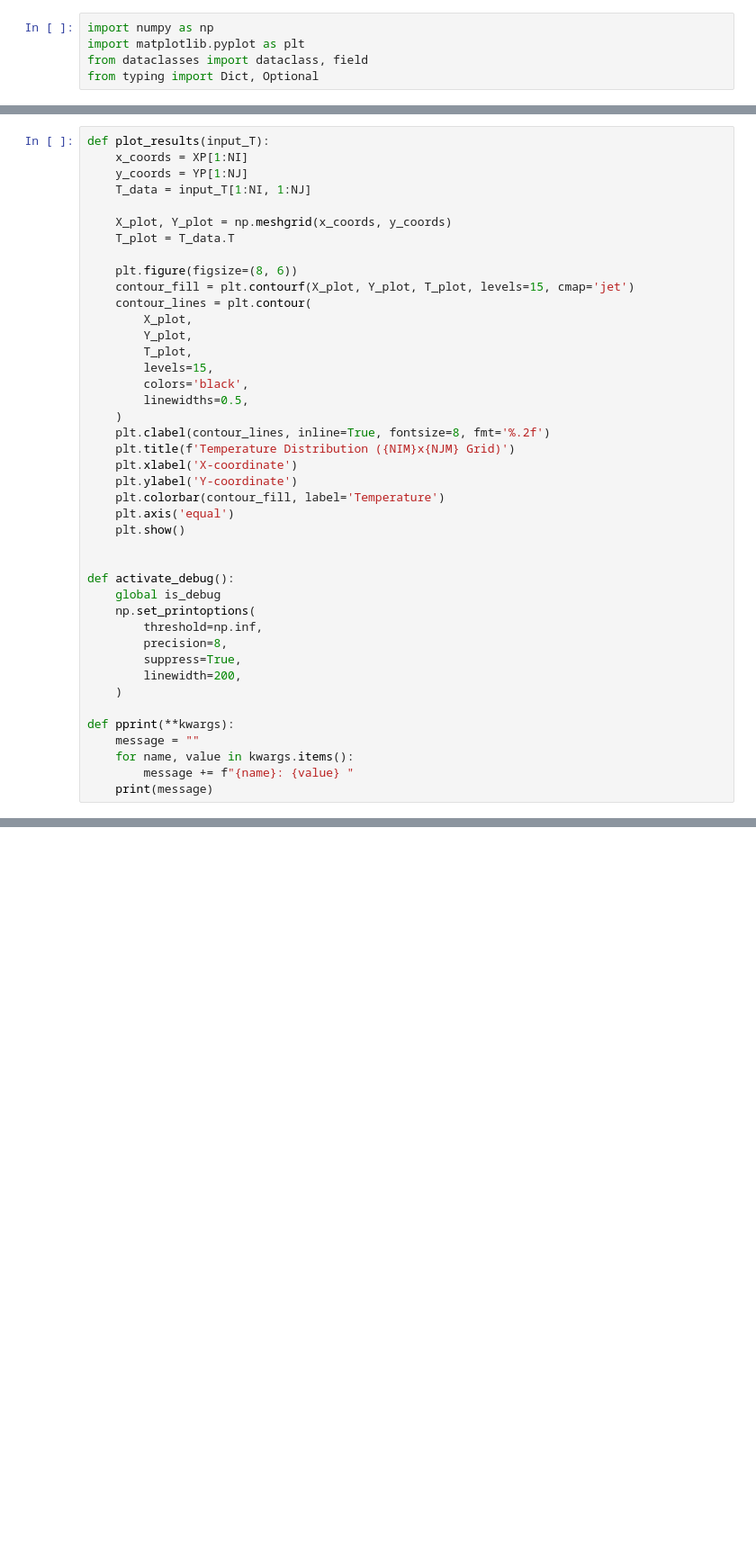
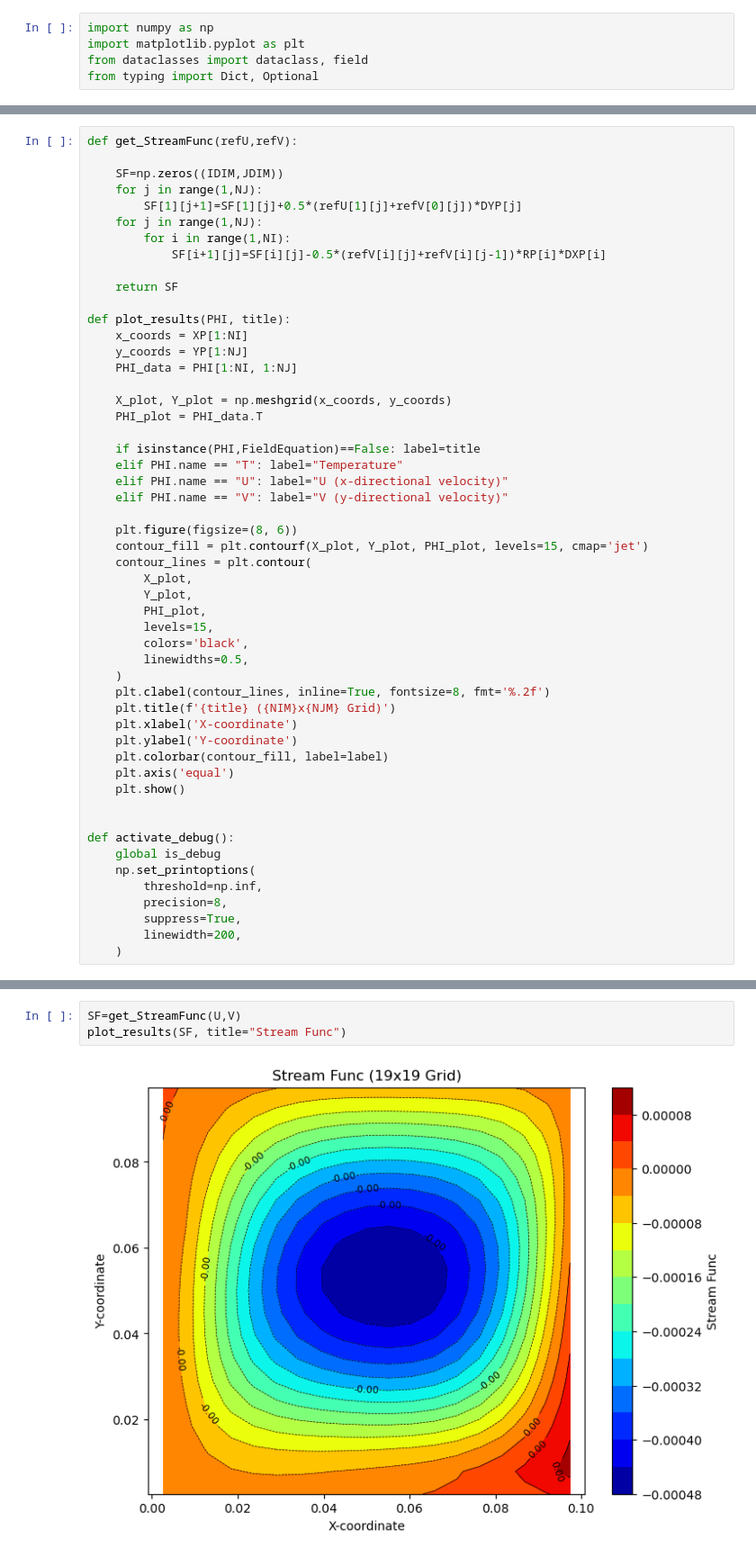
Before and after one commit to jo0n-lab/CFD_SCRACTH, a Jupyter notebook: tmp.ipynb, the cells around one changed output, grey strips where cells are left out. Shown: that part at 90% size. Drawn from its saved outputs; the diff is of its cells as text; blank space fills up the shorter version.

```diff
--- a/tmp.ipynb
+++ b/tmp.ipynb
@@ -779,29 +828,45 @@ def SOLVE_ALL(max_iter=1000, method="SIMPLE", option="PC", alpha=1):
         if monitor_RES(iter, RES_ALL) == 0:
             break
 # %%
-def plot_results(input_T):
+def get_StreamFunc(refU,refV):
+
+    SF=np.zeros((IDIM,JDIM))
+    for j in range(1,NJ):
+        SF[1][j+1]=SF[1][j]+0.5*(refU[1][j]+refV[0][j])*DYP[j]
+    for j in range(1,NJ):
+        for i in range(1,NI):
+            SF[i+1][j]=SF[i][j]-0.5*(refV[i][j]+refV[i][j-1])*RP[i]*DXP[i]
+
+    return SF
+
+def plot_results(PHI, title):
     x_coords = XP[1:NI]
     y_coords = YP[1:NJ]
-    T_data = input_T[1:NI, 1:NJ]
+    PHI_data = PHI[1:NI, 1:NJ]
 
     X_plot, Y_plot = np.meshgrid(x_coords, y_coords)
-    T_plot = T_data.T
+    PHI_plot = PHI_data.T
+
+    if isinstance(PHI,FieldEquation)==False: label=title
+    elif PHI.name == "T": label="Temperature"
+    elif PHI.name == "U": label="U (x-directional velocity)"
+    elif PHI.name == "V": label="V (y-directional velocity)"
 
     plt.figure(figsize=(8, 6))
-    contour_fill = plt.contourf(X_plot, Y_plot, T_plot, levels=15, cmap='jet')
+    contour_fill = plt.contourf(X_plot, Y_plot, PHI_plot, levels=15, cmap='jet')
     contour_lines = plt.contour(
         X_plot,
         Y_plot,
-        T_plot,
+        PHI_plot,
         levels=15,
         colors='black',
         linewidths=0.5,
     )
     plt.clabel(contour_lines, inline=True, fontsize=8, fmt='%.2f')
-    plt.title(f'Temperature Distribution ({NIM}x{NJM} Grid)')
+    plt.title(f'{title} ({NIM}x{NJM} Grid)')
     plt.xlabel('X-coordinate')
     plt.ylabel('Y-coordinate')
-    plt.colorbar(contour_fill, label='Temperature')
+    plt.colorbar(contour_fill, label=label)
     plt.axis('equal')
     plt.show()
 
@@ -814,9 +879,3 @@ def activate_debug():
         suppress=True,
         linewidth=200,
     )
-
-def pprint(**kwargs):
-    message = ""
-    for name, value in kwargs.items():
-        message += f"{name}: {value} "
-    print(message)
@@ -1018,0 +1041,5 @@ plt.plot(YP[j_range],V.PHI[0,j_range])
+# %%
+SF=get_StreamFunc(U,V)
+plot_results(SF, title="Stream Func")
+# %% [output]
+[figure, added]
```
Also changed, not shown: parts of 18 cells of this notebook, 9 other files.
